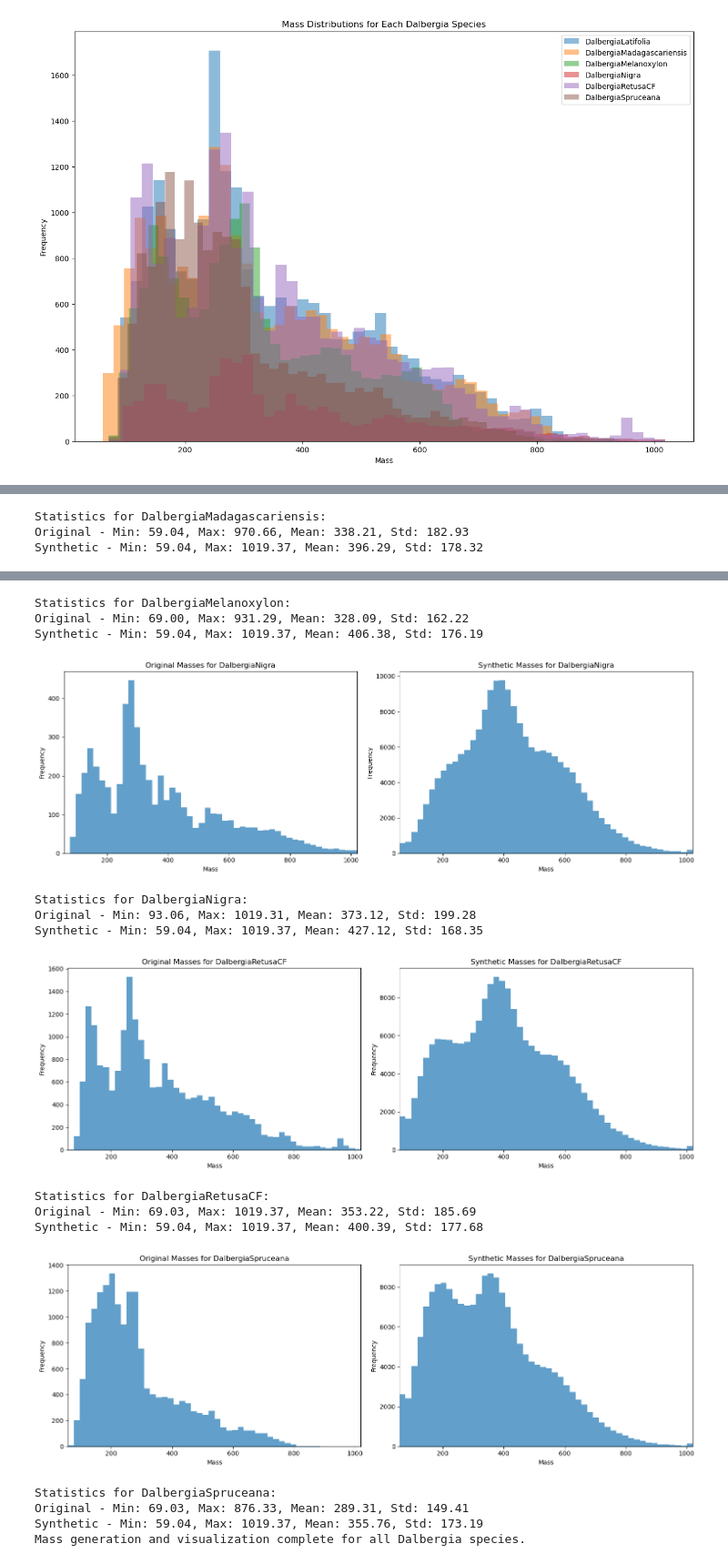
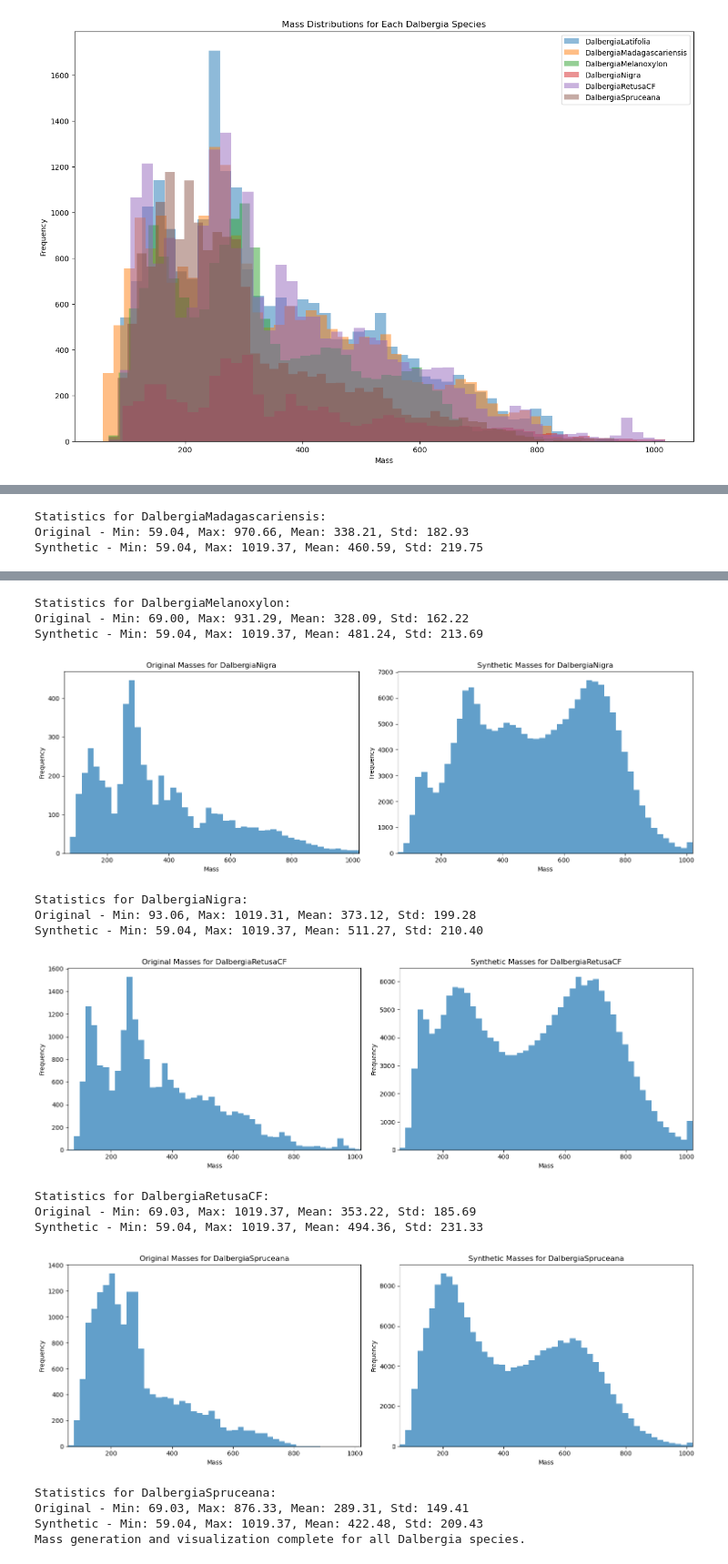
Before and after one commit to MarshallWylder/Kew, a Jupyter notebook: mzVAE.ipynb, the cells around one changed output, grey strips where cells are left out. Shown at 91% size. Cells and saved outputs as stored; diff of their text form; code cells hidden in the pictures.

```diff
--- a/mzVAE.ipynb
+++ b/mzVAE.ipynb
@@ -385,14 +385,14 @@ if __name__ == "__main__":
 
     # Model parameters
     latent_dim = 32
-    hidden_dim = 64
+    hidden_dim = 128
     num_layers = 2
     dropout_rate = 0.1
     num_species = len(species_mapping)
 
     # Training parameters
-    num_epochs = 100
-    batch_size = 16
+    num_epochs = 1000
+    batch_size = 32
     learning_rate = 0.001
     num_components = 5
 
@@ -480,3 +480,3 @@ Synthetic - Min: 59.04, Max: 1019.37, Mean: 412.87, Std: 174.90
 Statistics for DalbergiaMadagascariensis:
 Original - Min: 59.04, Max: 970.66, Mean: 338.21, Std: 182.93
-Synthetic - Min: 59.04, Max: 1019.37, Mean: 396.29, Std: 178.32
+Synthetic - Min: 59.04, Max: 1019.37, Mean: 460.59, Std: 219.75
@@ -484,16 +484,16 @@ Synthetic - Min: 59.04, Max: 1019.37, Mean: 396.29, Std: 178.32
 Statistics for DalbergiaMelanoxylon:
 Original - Min: 69.00, Max: 931.29, Mean: 328.09, Std: 162.22
-Synthetic - Min: 59.04, Max: 1019.37, Mean: 406.38, Std: 176.19
+Synthetic - Min: 59.04, Max: 1019.37, Mean: 481.24, Std: 213.69
-[figure, old version]
+[figure, new version]
 Statistics for DalbergiaNigra:
 Original - Min: 93.06, Max: 1019.31, Mean: 373.12, Std: 199.28
-Synthetic - Min: 59.04, Max: 1019.37, Mean: 427.12, Std: 168.35
+Synthetic - Min: 59.04, Max: 1019.37, Mean: 511.27, Std: 210.40
-[figure, old version]
+[figure, new version]
 Statistics for DalbergiaRetusaCF:
 Original - Min: 69.03, Max: 1019.37, Mean: 353.22, Std: 185.69
-Synthetic - Min: 59.04, Max: 1019.37, Mean: 400.39, Std: 177.68
+Synthetic - Min: 59.04, Max: 1019.37, Mean: 494.36, Std: 231.33
-[figure, old version]
+[figure, new version]
 Statistics for DalbergiaSpruceana:
 Original - Min: 69.03, Max: 876.33, Mean: 289.31, Std: 149.41
-Synthetic - Min: 59.04, Max: 1019.37, Mean: 355.76, Std: 173.19
+Synthetic - Min: 59.04, Max: 1019.37, Mean: 422.48, Std: 209.43
 Mass generation and visualization complete for all Dalbergia species.
```
Also changed, not shown: parts of 1 cell of this notebook.
